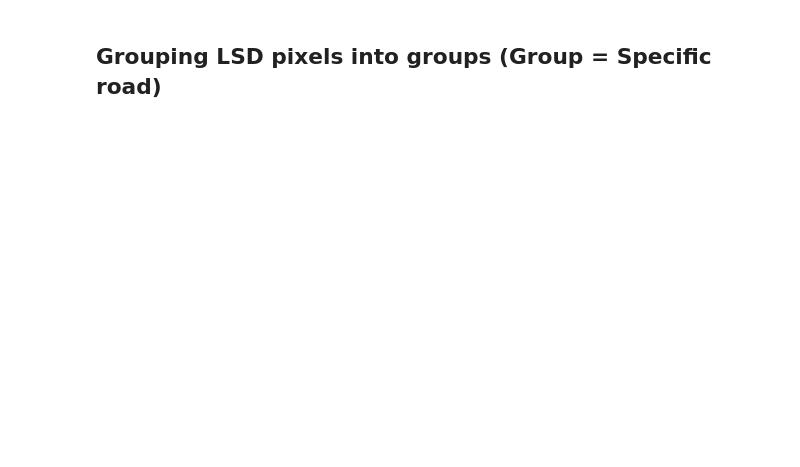
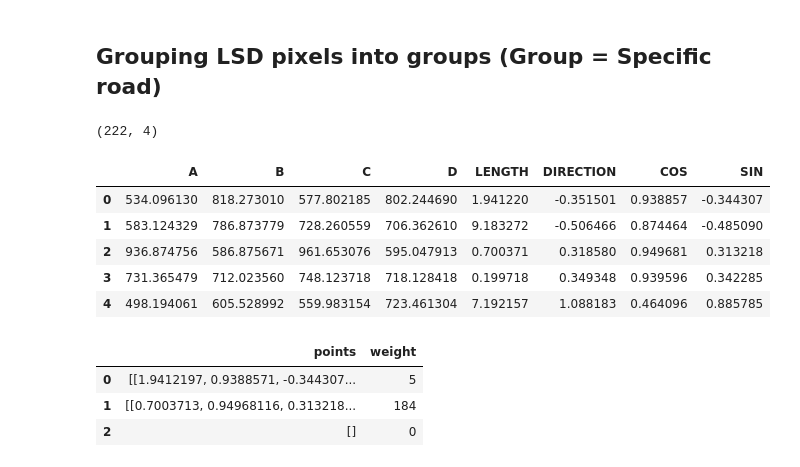
Before and after one commit to horsada/Spatial_Finance_Transport, a Jupyter notebook: roadCharacteristics/roadCharacteristics.ipynb, the cells around one changed output. Cells and saved outputs as stored; diff of their text form; code cells hidden in the pictures; blank space fills up the shorter version.

```diff
--- a/roadCharacteristics/roadCharacteristics.ipynb
+++ b/roadCharacteristics/roadCharacteristics.ipynb
@@ -43,2 +48,52 @@ plt.imshow(drawn_img)
 # %% [markdown]
 ## Grouping LSD pixels into groups (Group = Specific road)
+# %%
+lines = lines.squeeze(1)
+print(lines.shape)
+# %% [output]
+(222, 4)
+# %%
+df = pd.DataFrame(lines, columns=list('ABCD'))
+plt.rcParams['image.cmap'] = 'Paired'
+
+
+A = df['A'] #X start
+B = df['B'] #Y start
+C = df['C'] #X arrive
+D = df['D'] #Y arrive
+clusterer = hdbscan.HDBSCAN()
+
+
+df['LENGTH'] = robust_scale(np.sqrt(np.square(df.C-df.A) + np.square(df.D-df.B)))
+df['DIRECTION'] = np.arctan2(df.D-df.B, df.C-df.A)
+df['COS'] = np.cos(df['DIRECTION'])
+df['SIN'] = np.sin(df['DIRECTION'])
+
+
+columns = ['LENGTH', 'COS', 'SIN']
+
+clusterer = hdbscan.HDBSCAN()
+values = df[columns].values
+clusterer.fit_predict(values)
+
+cluster_labels = clusterer.labels_
+num_clusters = len(set(cluster_labels))
+clusters = pd.DataFrame(
+        [(values[cluster_labels==n], len(values[cluster_labels==n])) for n in range(num_clusters)],
+        columns=["points", "weight"])
+
+df.head()
+# %% [output]
+|  | A | B | C | D | LENGTH | DIRECTION | COS | SIN |
+| 0 | 534.096130 | 818.273010 | 577.802185 | 802.244690 | 1.941220 | -0.351501 | 0.938857 | -0.344307 |
+| 1 | 583.124329 | 786.873779 | 728.260559 | 706.362610 | 9.183272 | -0.506466 | 0.874464 | -0.485090 |
+| 2 | 936.874756 | 586.875671 | 961.653076 | 595.047913 | 0.700371 | 0.318580 | 0.949681 | 0.313218 |
+| 3 | 731.365479 | 712.023560 | 748.123718 | 718.128418 | 0.199718 | 0.349348 | 0.939596 | 0.342285 |
+| 4 | 498.194061 | 605.528992 | 559.983154 | 723.461304 | 7.192157 | 1.088183 | 0.464096 | 0.885785 |
+# %%
+clusters.head()
+# %% [output]
+|  | points | weight |
+| 0 | [[1.9412197, 0.9388571, -0.344307... | 5 |
+| 1 | [[0.7003713, 0.94968116, 0.313218... | 184 |
+| 2 | [] | 0 |
```
Also changed, not shown: parts of 4 cells of this notebook, 3 other files.
